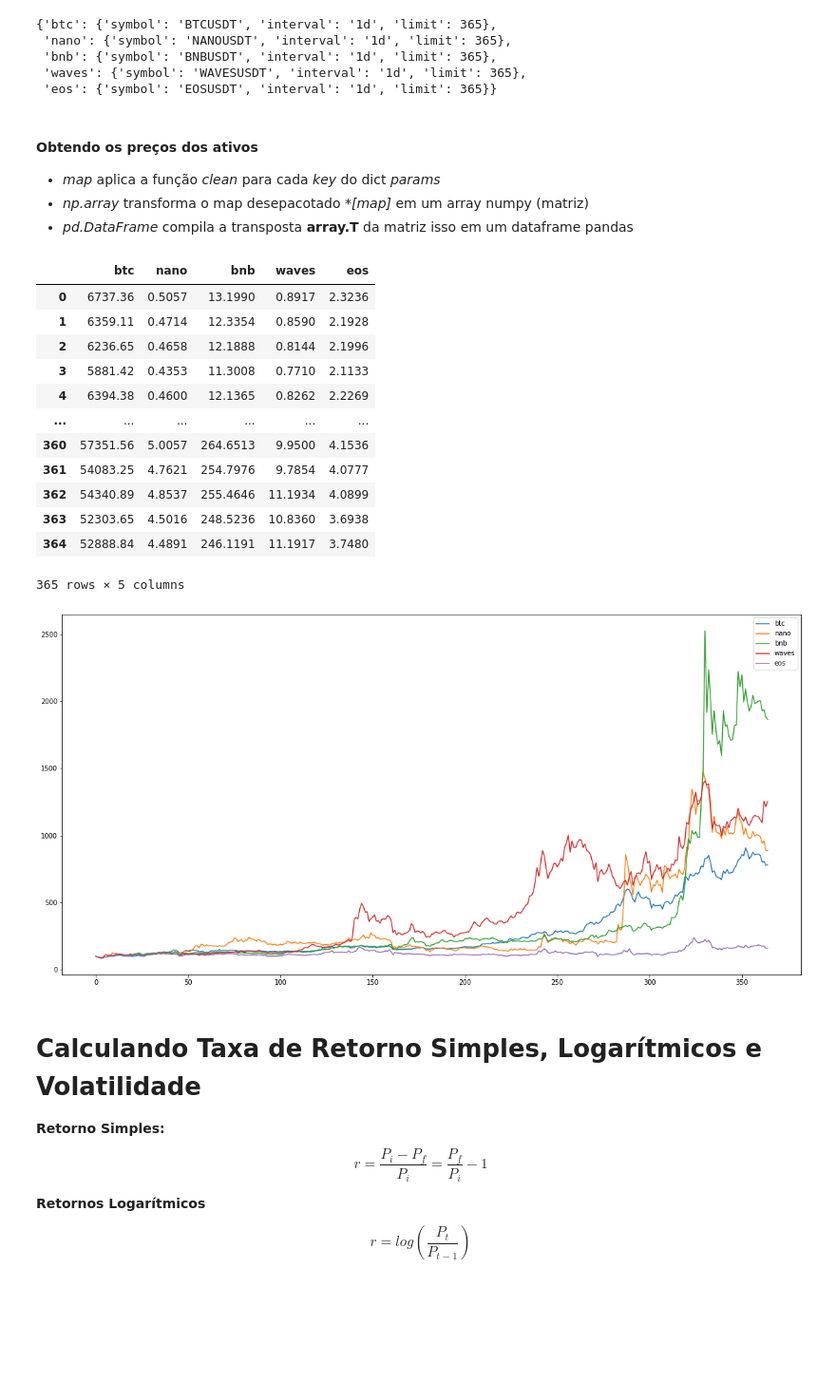
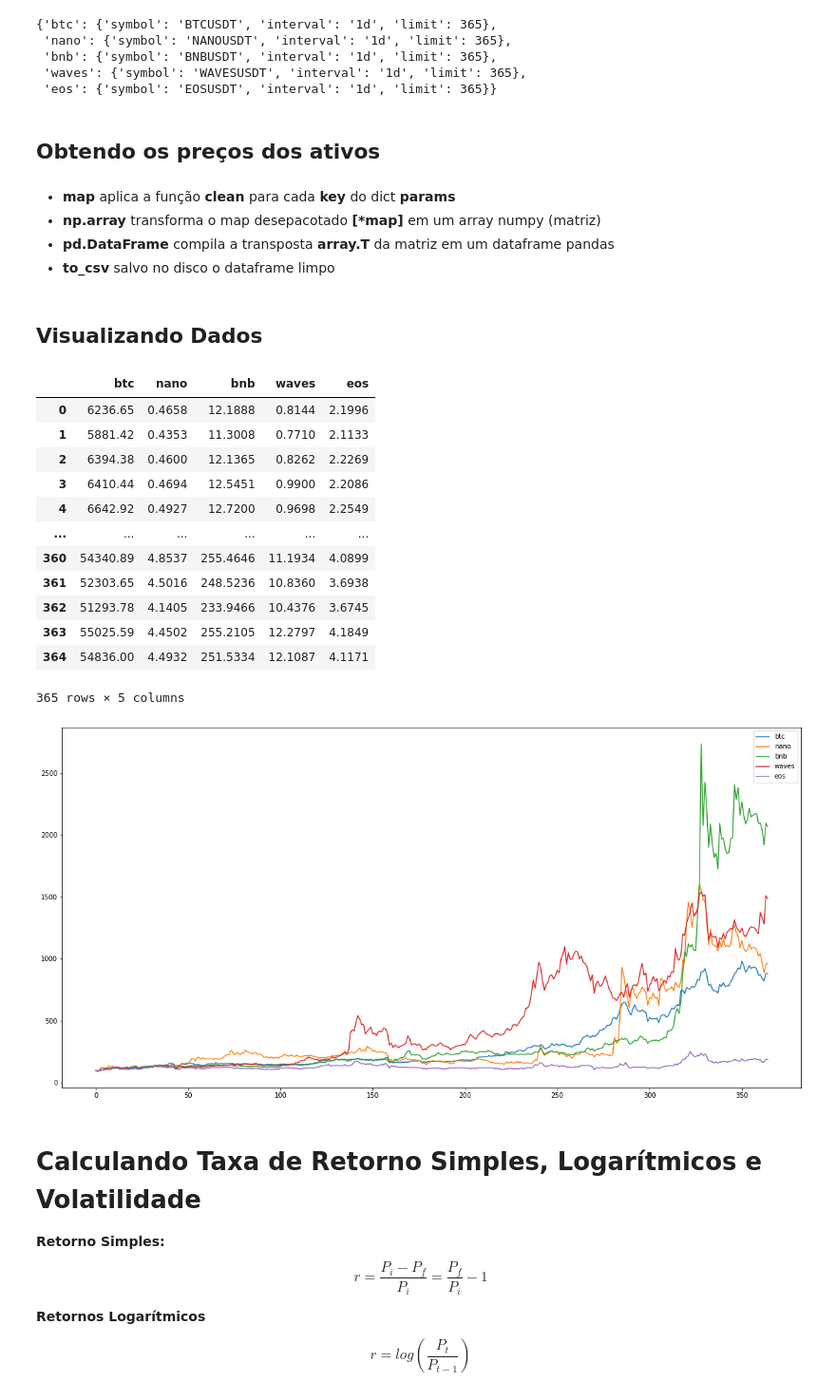
Before and after one commit to olivmath/Q_finance, a Jupyter notebook: criptocurrency_markets.ipynb, the cells around one changed output. Shown at 95% size. Drawn from its saved outputs; the diff is of its cells as text; code cells hidden in the pictures; blank space fills up the shorter version.

```diff
--- a/criptocurrency_markets.ipynb
+++ b/criptocurrency_markets.ipynb
@@ -48,6 +48,8 @@ params
  'bnb': {'symbol': 'BNBUSDT', 'interval': '1d', 'limit': 365},
  'waves': {'symbol': 'WAVESUSDT', 'interval': '1d', 'limit': 365},
  'eos': {'symbol': 'EOSUSDT', 'interval': '1d', 'limit': 365}}
+# %% [markdown]
+## Obtendo os preços dos ativos
 # %%
 def clean(x):
     # Obtendo dados
@@ -58,33 +60,38 @@ def clean(x):
 
     return asset
 # %% [markdown]
-#### Obtendo os preços dos ativos
-- *map* aplica a função *clean* para cada *key* do dict *params*
-- *np.array* transforma o map desepacotado **[*map]** em um array numpy (matriz)
-- *pd.DataFrame* compila a transposta **array.T** da matriz isso em um dataframe pandas
+- **map** aplica a função **clean** para cada **key** do dict **params**
+- **np.array** transforma o map desepacotado <strong>[*map]</strong> em um array numpy (matriz)
+- **pd.DataFrame** compila a transposta **array.T** da matriz em um dataframe pandas
+- **to_csv** salvo no disco o dataframe limpo
 # %%
 df = pd.DataFrame(np.array([*map(clean, params.keys())]).T, columns=params.keys())
-df
+df.to_csv(r'./data_criptoMarkets.csv',index=False)
-# %% [output]
-|  | btc | nano | bnb | waves | eos |
-| 0 | 6737.36 | 0.5057 | 13.1990 | 0.8917 | 2.3236 |
-| 1 | 6359.11 | 0.4714 | 12.3354 | 0.8590 | 2.1928 |
-| 2 | 6236.65 | 0.4658 | 12.1888 | 0.8144 | 2.1996 |
-| 3 | 5881.42 | 0.4353 | 11.3008 | 0.7710 | 2.1133 |
-| 4 | 6394.38 | 0.4600 | 12.1365 | 0.8262 | 2.2269 |
-| ... | ... | ... | ... | ... | ... |
-| 360 | 57351.56 | 5.0057 | 264.6513 | 9.9500 | 4.1536 |
-| 361 | 54083.25 | 4.7621 | 254.7976 | 9.7854 | 4.0777 |
-| 362 | 54340.89 | 4.8537 | 255.4646 | 11.1934 | 4.0899 |
-| 363 | 52303.65 | 4.5016 | 248.5236 | 10.8360 | 3.6938 |
-| 364 | 52888.84 | 4.4891 | 246.1191 | 11.1917 | 3.7480 |
-365 rows × 5 columns
+# %% [markdown]
+## Visualizando Dados
+# %%
+df = pd.read_csv('data_criptoMarkets.csv')
+df
+# %% [output]
+|  | btc | nano | bnb | waves | eos |
+| 0 | 6236.65 | 0.4658 | 12.1888 | 0.8144 | 2.1996 |
+| 1 | 5881.42 | 0.4353 | 11.3008 | 0.7710 | 2.1133 |
+| 2 | 6394.38 | 0.4600 | 12.1365 | 0.8262 | 2.2269 |
+| 3 | 6410.44 | 0.4694 | 12.5451 | 0.9900 | 2.2086 |
+| 4 | 6642.92 | 0.4927 | 12.7200 | 0.9698 | 2.2549 |
+| ... | ... | ... | ... | ... | ... |
+| 360 | 54340.89 | 4.8537 | 255.4646 | 11.1934 | 4.0899 |
+| 361 | 52303.65 | 4.5016 | 248.5236 | 10.8360 | 3.6938 |
+| 362 | 51293.78 | 4.1405 | 233.9466 | 10.4376 | 3.6745 |
+| 363 | 55025.59 | 4.4502 | 255.2105 | 12.2797 | 4.1849 |
+| 364 | 54836.00 | 4.4932 | 251.5334 | 12.1087 | 4.1171 |
+365 rows × 5 columns
 # %%
 # Normaliza os dados na base 100
 (df / df.iloc[0] * 100).plot(figsize=(20,10))
 plt.show()
 # %% [output]
-[figure, old version]
+[figure, new version]
 # %% [markdown]
 # Calculando Taxa de Retorno Simples, Logarítmicos e Volatilidade
 
```
Also changed, not shown: parts of 38 cells of this notebook, 7 other files.
